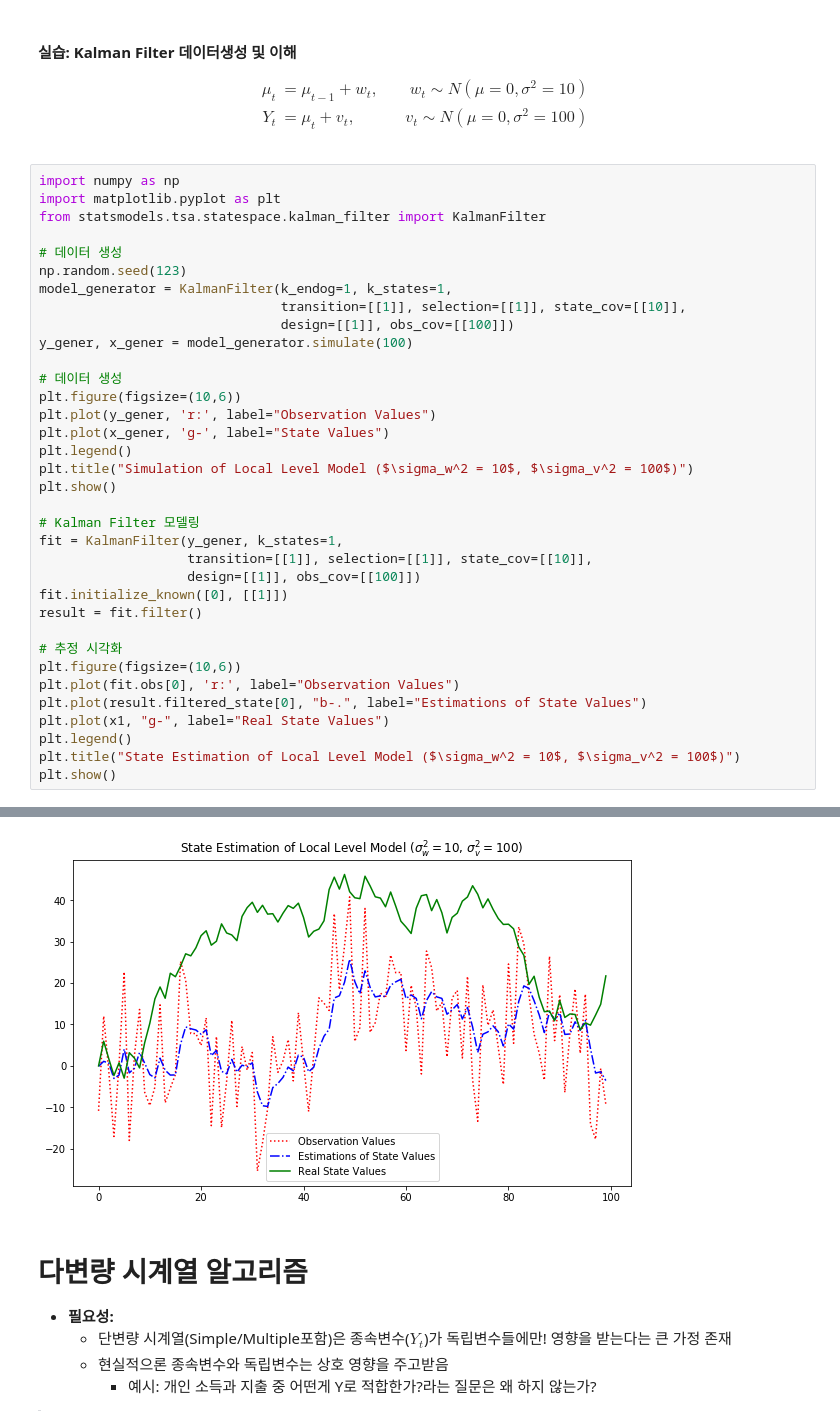
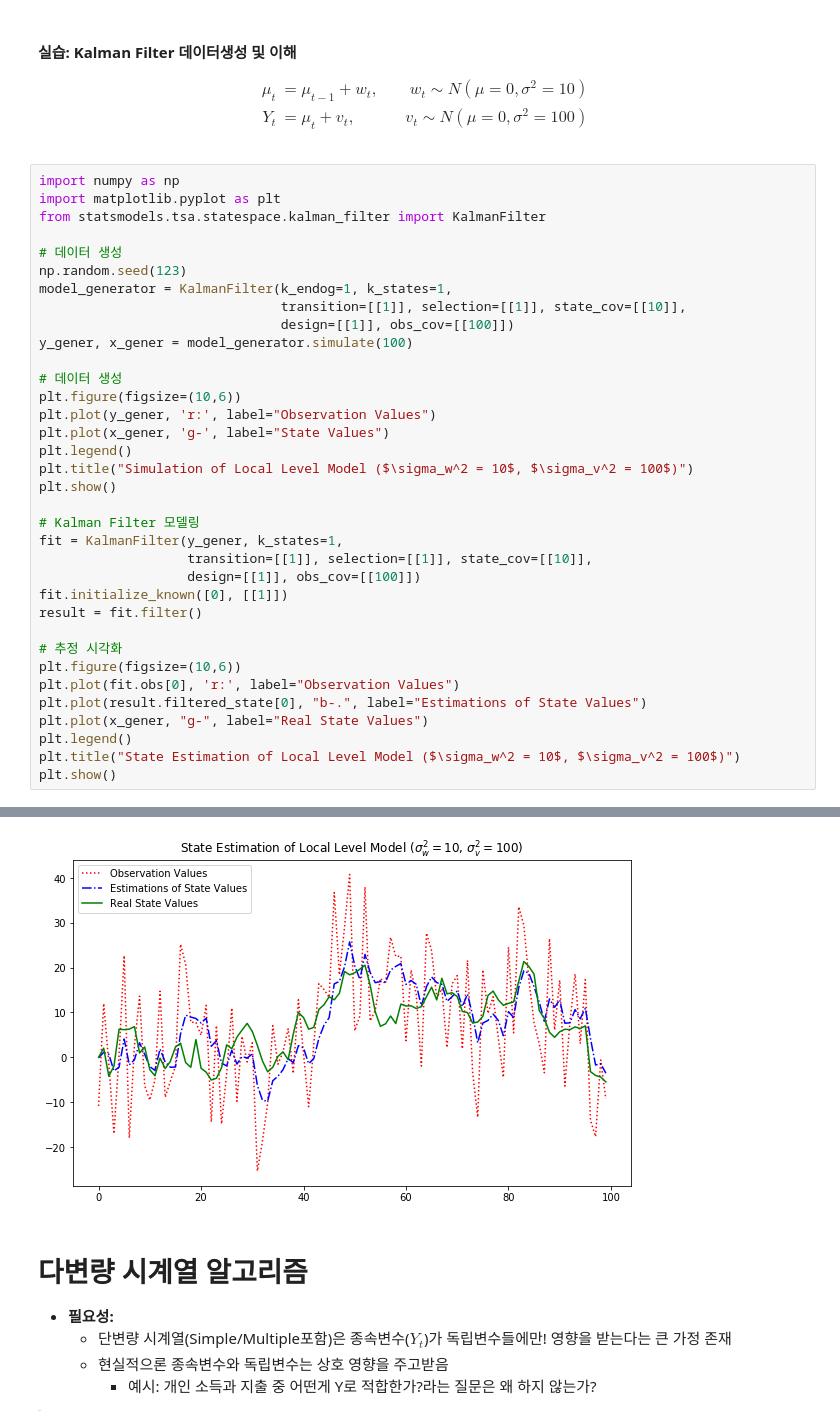
Before and after one commit to cheonbi/TimeSeriesAnalysis, a Jupyter notebook: Shared/Lecture4_Algorithms_TS_NonLinear_Multivariate_KK.ipynb, the cells around one changed output, grey strips where cells are left out. Saved outputs shown, nothing was run; the diff lists cells and outputs as text.

```diff
--- a/Shared/Lecture4_Algorithms_TS_NonLinear_Multivariate_KK.ipynb
+++ b/Shared/Lecture4_Algorithms_TS_NonLinear_Multivariate_KK.ipynb
@@ -1198,7 +1193,7 @@ result = fit.filter()
 plt.figure(figsize=(10,6))
 plt.plot(fit.obs[0], 'r:', label="Observation Values")
 plt.plot(result.filtered_state[0], "b-.", label="Estimations of State Values")
-plt.plot(x1, "g-", label="Real State Values")
+plt.plot(x_gener, "g-", label="Real State Values")
 plt.legend()
 plt.title("State Estimation of Local Level Model ($\sigma_w^2 = 10$, $\sigma_v^2 = 100$)")
 plt.show()
@@ -1207,4 +1202,4 @@ plt.show()
-[figure, old version]
+[figure, new version]
 # %% [markdown]
 # 다변량 시계열 알고리즘
 
```
Also changed, not shown: parts of 22 cells of this notebook, 2 other files.
